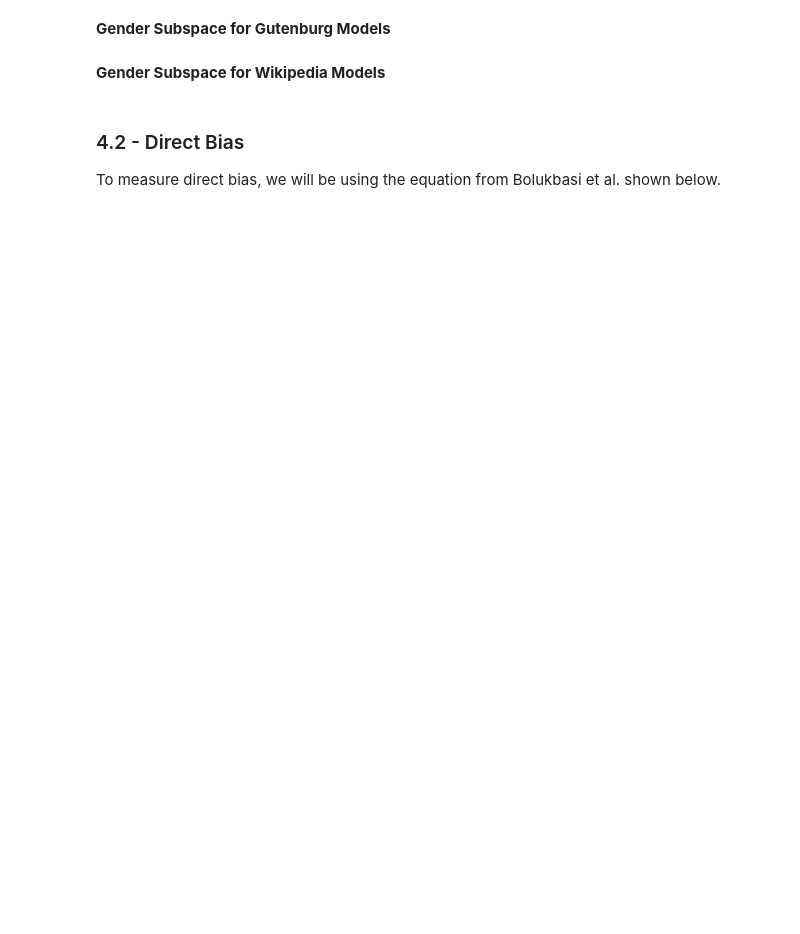
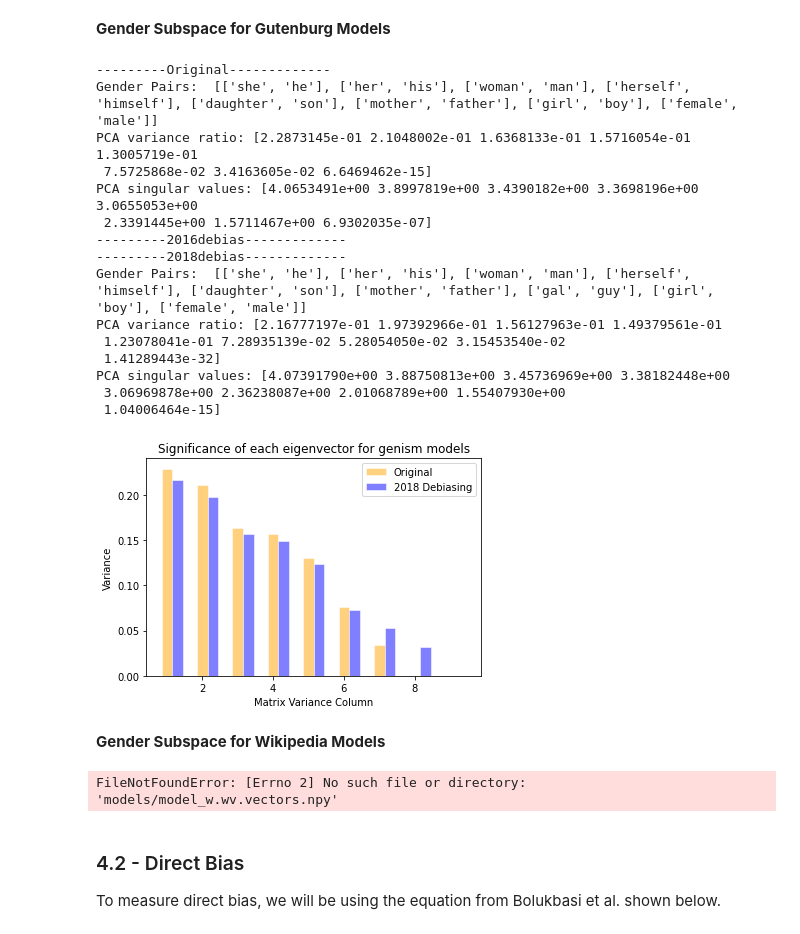
Before and after one commit to JasmineZhangxyz/genderDebiasing, a Jupyter notebook: Exploring_Gender_Biases_in_Word2Vec.ipynb, the cells around one changed output. Cells and saved outputs as stored; diff of their text form; code cells hidden in the pictures; blank space fills up the shorter version.

Commit message:
make bias measurements to work with debiasing, reorganize, and make graphs

```diff
--- a/Exploring_Gender_Biases_in_Word2Vec.ipynb
+++ b/Exploring_Gender_Biases_in_Word2Vec.ipynb
@@ -125,13 +122,13 @@ with open('models/model_g' , 'rb') as f:
 model_w = Word2Vec(min_count=min_freq, vector_size=size, window=window, sg=1) #sg=1 is the skip-gram training algorithm
 model_w.init_weights()
 model_w.build_vocab(sentences_wikipedia)
+model_w.train(sentences_wikipedia, total_examples=model_g.corpus_count, epochs=epochs)
 
-#store in Jupiter Notebook to reuse via (%store -r model_w)
-%store model_w
+model_w.save("models/model_w")
 # %% [markdown]
 Now, save the embeddings to use in debiasing.
 # %%
-with open('embeddings/gutenburg_embeddings.txt', 'w') as f:
+with open('embeddings/gutenberg_embeddings.txt', 'w') as f:
     for idx, key in enumerate(list(model_g.wv.index_to_key)):
         embedding = ' '.join(str(v) for v in model_g.wv.get_vector(key))
         f.write(key + " " + embedding+"\n")
@@ -194,19 +191,21 @@ with open('embeddings/wikipedia_custom_embeddings.txt', 'w') as f:
 
 Define some useful helper functions to use in the measurement techniques
 # %%
-def get_vocab(model, model_type):
+def get_vocab(model, model_type, vocab):
     '''
     returns the vocabulary of the model
     '''
-    if model_type == 'genism':
+    if model_type == 'genism' or model_type == 'wiki':
         return model.wv.key_to_index
     elif model_type == 'custom':
         return model.corpus_vocab
+    elif model_type == 'debias':
+        return vocab
     else:
         print("Model type is wrong")
         return []
 
-def check_w_embedding(word_lists, model, printRemoved, model_type):
+def check_w_embedding(word_lists, model, printRemoved, model_type, vocab={}):
     '''
     checks if the embedding exists for the given word, and if not deletes it from the lists.
     if printRemoved = true, it also declares the words that were not in the model embeddings.
@@ -216,24 +215,27 @@ def check_w_embedding(word_lists, model, printRemoved, model_type):
     for word_list in word_lists:
         new_w_l = []
         for w in word_list:
-            if w in get_vocab(model, model_type):
+            if w in get_vocab(model, model_type, vocab):
                 new_w_l.append(w)
             else:
                 if printRemoved:
                     print ("Word", w, " is not in the model")
 
-        new_w_lists.append(new_w_l)
+        if (len(new_w_l)!=0):
+            new_w_lists.append(new_w_l)
 
     return new_w_lists
 
-def w_vec(word, model, model_type):
+def w_vec(word, model, model_type, vocab):
     '''
     returns the word embedding of the input word
     '''
-    if model_type == 'genism':
+    if model_type == 'genism' or model_type == 'wiki':
         return model.wv[word]
     elif model_type == 'custom':
         return model.embedding(word)
+    elif model_type == 'debias':
+        return vocab[word]
     else:
         print("Model type is wrong")
         return []
@@ -246,3 +250,12 @@ def cos_sim(a,b):
+# %%
+def read_debiased_embeddings(file):
+    vocab = {}
+    with open(file, 'r') as f:
+        for line in f:
+            key, embedding = line.split(' ', 1)#split by first space
+            emb_vec= list(map(float, embedding.split(' ')[:-1])) #convert embedding to int, remove new line
+            vocab[key] = np.array(emb_vec)
+    return vocab
 # %% [markdown]
 ### 4.1 - Construct the g subspace
 First, define gendered words and pairs ground truth (taken from Bolukbasi et al.) Using PCA, define the gendered subspace g, by taking the most prominent dimension.
@@ -317,2 +353,25 @@ g_gutenburg_custom = define_vector_g(model_g_custom, 'custom', gender_pairs_g_c)
+# %%
+#load model
+model_g = Word2Vec.load("models/model_g")
+
+#calculate g subspace
+g_gutenburg, g_gutenburg_2018 = run_gender_subspace_calcs(model_g, "genism", ["2018debias/2018debias_gutenberg_emb.txt"])
+# %% [output]
+---------Original-------------
+Gender Pairs:  [['she', 'he'], ['her', 'his'], ['woman', 'man'], ['herself', 'himself'], ['daughter', 'son'], ['mother', 'father'], ['girl', 'boy'], ['female', 'male']]
+PCA variance ratio: [2.2873145e-01 2.1048002e-01 1.6368133e-01 1.5716054e-01 1.3005719e-01
+ 7.5725868e-02 3.4163605e-02 6.6469462e-15]
+PCA singular values: [4.0653491e+00 3.8997819e+00 3.4390182e+00 3.3698196e+00 3.0655053e+00
+ 2.3391445e+00 1.5711467e+00 6.9302035e-07]
+---------2016debias-------------
+---------2018debias-------------
+Gender Pairs:  [['she', 'he'], ['her', 'his'], ['woman', 'man'], ['herself', 'himself'], ['daughter', 'son'], ['mother', 'father'], ['gal', 'guy'], ['girl', 'boy'], ['female', 'male']]
+PCA variance ratio: [2.16777197e-01 1.97392966e-01 1.56127963e-01 1.49379561e-01
+ 1.23078041e-01 7.28935139e-02 5.28054050e-02 3.15453540e-02
+ 1.41289443e-32]
+PCA singular values: [4.07391790e+00 3.88750813e+00 3.45736969e+00 3.38182448e+00
+ 3.06969878e+00 2.36238087e+00 2.01068789e+00 1.55407930e+00
+ 1.04006464e-15]
+[figure, added]
 # %% [markdown]
 **Gender Subspace for Wikipedia Models**
@@ -336,3 +378,11 @@ g_wiki_custom = define_vector_g(model_w_custom, 'custom', gender_pairs_w_c)
+# %%
+#load model
+model_w = Word2Vec.load("models/model_w")
+
+#calculate g subspace
+g_wiki, g_wiki_2018 = run_gender_subspace_calcs(model_w, "wiki", ["2018debias/2018debias_wiki_emb.txt"])
+# %% [output]
+FileNotFoundError: [Errno 2] No such file or directory: 'models/model_w.wv.vectors.npy'
 # %% [markdown]
 ### 4.2 - Direct Bias
 
```
Also changed, not shown: parts of 25 cells of this notebook, 23 other files.
